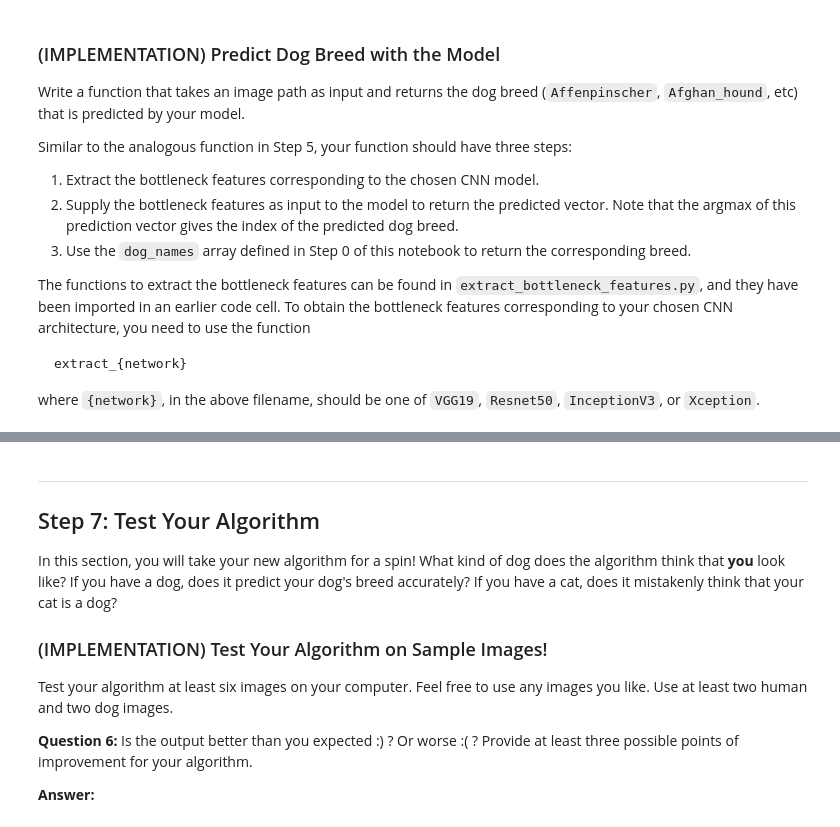
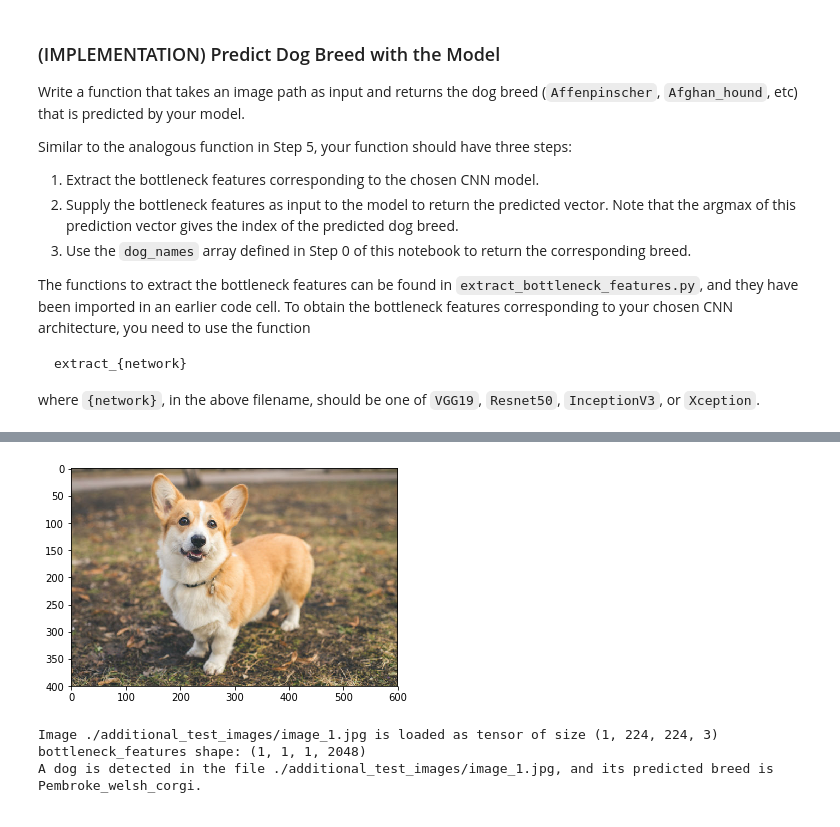
Before and after one commit to zhulingchen/dog-project, a Jupyter notebook: dog_app.ipynb, the cells around one changed output, grey strips where cells are left out. Drawn from its saved outputs; the diff is of its cells as text; code cells hidden in the pictures.

Commit message:
finish Project: Dog Breed Classifier

```diff
--- a/dog_app.ipynb
+++ b/dog_app.ipynb
@@ -513,3 +775,14 @@ where `{network}`, in the above filename, should be one of `VGG19`, `Resnet50`,
 # %%
 ### TODO: Write a function that takes a path to an image as input
 ### and returns the dog breed that is predicted by the model.
+def dog_breed_detector(img_path):
+    img_tensor = path_to_tensor(img_path)
+    print('Image {} is loaded as tensor of size {}'.format(img_path, img_tensor.shape))
+
+    bottleneck_features = extract_Resnet50(img_tensor)
+    print('bottleneck_features shape:', bottleneck_features.shape)
+
+    dog_breed_prediction = Resnet50_model.predict(bottleneck_features)  # use the previously trained model transfer learned from ResNet-50
+    dog_breed_prediction = np.argmax(dog_breed_prediction)
+
+    return dog_names[dog_breed_prediction]
@@ -531,3 +813,31 @@ Some sample output for our algorithm is provided below, but feel free to design
 
 
 ### (IMPLEMENTATION) Write your Algorithm
+# %%
+### TODO: Write your algorithm.
+### Feel free to use as many code cells as needed.
+def dog_human_prediction(img_path):
+    img = cv2.imread(img_path)
+    if dog_detector(img_path):
+        img = cv2.cvtColor(img, cv2.COLOR_BGR2RGB)  # convert BGR image to RGB for plotting
+        plt.imshow(img)
+        plt.show()
+        dog_breed = dog_breed_detector(img_path)
+        print('A dog is detected in the file {}, and its predicted breed is {}.'.format(img_path, dog_breed))
+    elif face_detector(img_path):
+        # face detection and mark bounding box for each detected face
+        img_gray = cv2.cvtColor(img, cv2.COLOR_BGR2GRAY)  # convert BGR image to grayscale
+        faces = face_cascade.detectMultiScale(img_gray)  # find faces in image
+        for (x, y, w, h) in faces:
+            # get bounding box for each detected face
+            cv2.rectangle(img, (x, y), (x + w, y + h), (255, 0, 0), 2)
+        img = cv2.cvtColor(img, cv2.COLOR_BGR2RGB)  # convert BGR image to RGB for plotting
+        plt.imshow(img)
+        plt.show()
+        dog_breed = dog_breed_detector(img_path)
+        print('A human (face) is detected in the file {}, and it resembles a dog of breed {}.'.format(img_path, dog_breed))
+    else:
+        img = cv2.cvtColor(img, cv2.COLOR_BGR2RGB)  # convert BGR image to RGB for plotting
+        plt.imshow(img)
+        plt.show()
+        print('Error: Neither dog nor human is detected in the file {}'.format(img_path))
@@ -534,17 +866,10 @@ Some sample output for our algorithm is provided below, but feel free to design
 # %%
-### TODO: Write your algorithm.
-### Feel free to use as many code cells as needed.
+## TODO: Execute your algorithm from Step 6 on
+## at least 6 images on your computer.
+## Feel free to use as many code cells as needed.
+dog_human_prediction('./additional_test_images/image_1.jpg')
+# %% [output]
+[figure, added]
+Image ./additional_test_images/image_1.jpg is loaded as tensor of size (1, 224, 224, 3)
+bottleneck_features shape: (1, 1, 1, 2048)
+A dog is detected in the file ./additional_test_images/image_1.jpg, and its predicted breed is Pembroke_welsh_corgi.
-# %% [markdown]
----
-<a id='step7'></a>
-## Step 7: Test Your Algorithm
-
-In this section, you will take your new algorithm for a spin!  What kind of dog does the algorithm think that __you__ look like?  If you have a dog, does it predict your dog's breed accurately?  If you have a cat, does it mistakenly think that your cat is a dog?
-
-### (IMPLEMENTATION) Test Your Algorithm on Sample Images!
-
-Test your algorithm at least six images on your computer.  Feel free to use any images you like.  Use at least two human and two dog images.
-
-__Question 6:__ Is the output better than you expected :) ?  Or worse :( ?  Provide at least three possible points of improvement for your algorithm.
-
-__Answer:__
```
Also changed, not shown: parts of 45 cells of this notebook, 3 other files.
